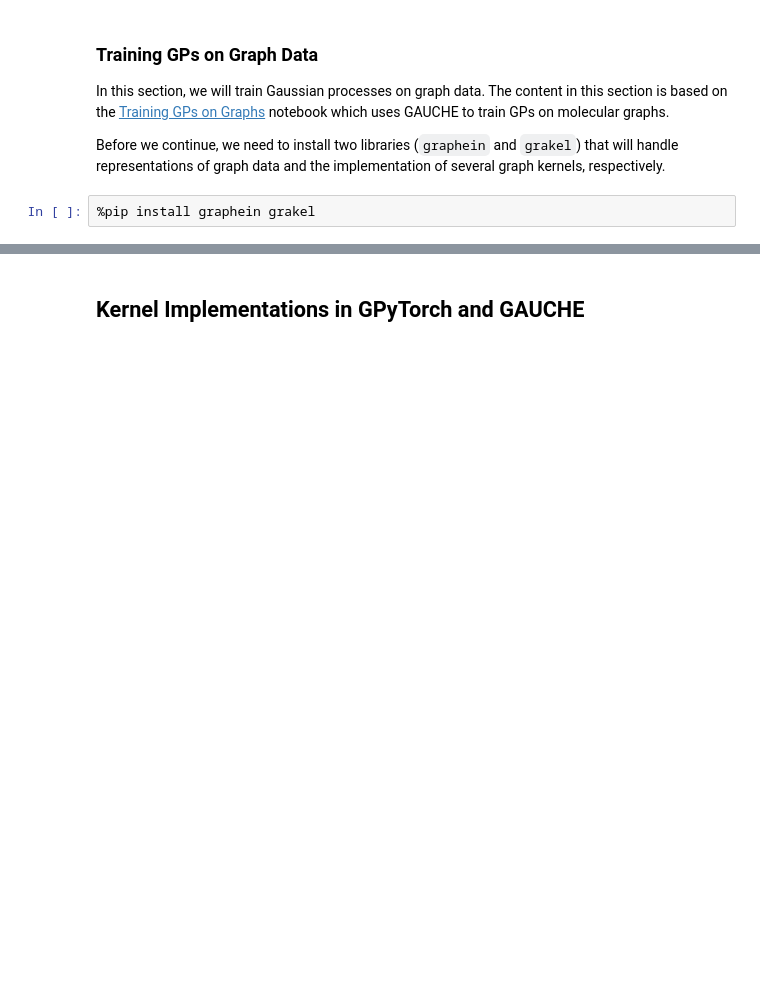
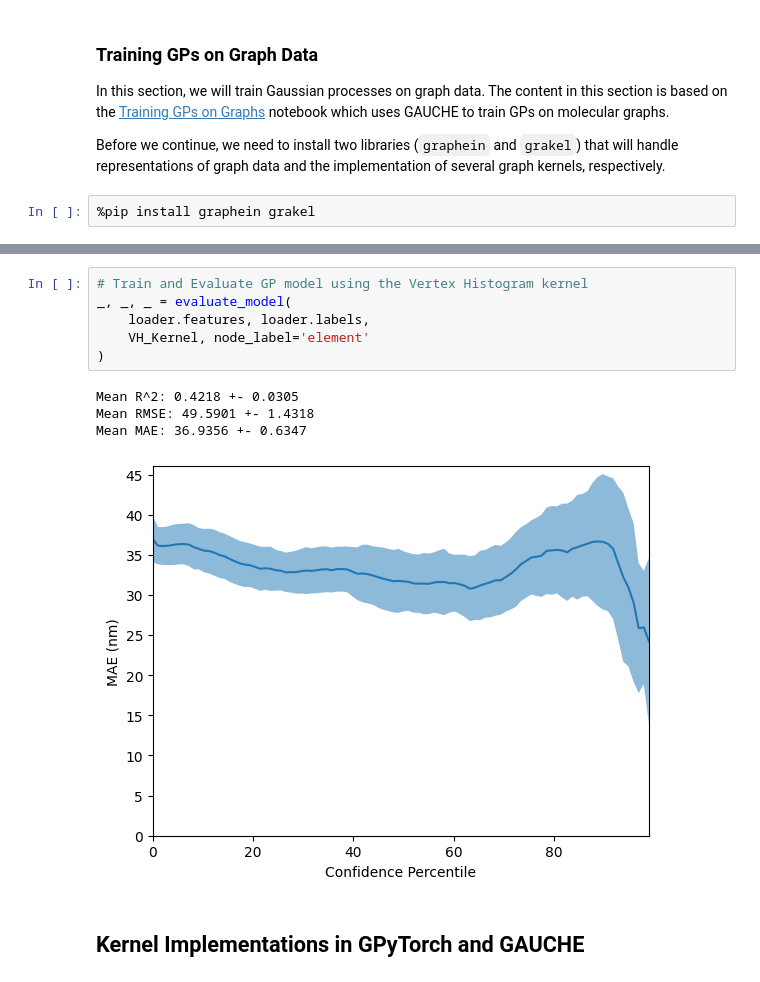
Before and after one commit to drewgjerstad/bayesian-optimization, a Jupyter notebook: gpytorch_and_gauche.ipynb, the cells around one changed output, grey strips where cells are left out. Saved outputs shown, nothing was run; the diff lists cells and outputs as text; blank space fills up the shorter version.

```diff
--- a/gpytorch_and_gauche.ipynb
+++ b/gpytorch_and_gauche.ipynb
@@ -1063,2 +1342,13 @@ from gauche.kernels.graph_kernels import (
+# %%
+# Train and Evaluate GP model using the Vertex Histogram kernel
+_, _, _ = evaluate_model(
+    loader.features, loader.labels,
+    VH_Kernel, node_label='element'
+)
+# %% [output]
+Mean R^2: 0.4218 +- 0.0305
+Mean RMSE: 49.5901 +- 1.4318
+Mean MAE: 36.9356 +- 0.6347
+[figure, added]
 # %% [markdown]
 ## Kernel Implementations in GPyTorch and GAUCHE
```
Also changed, not shown: parts of 10 cells of this notebook.
